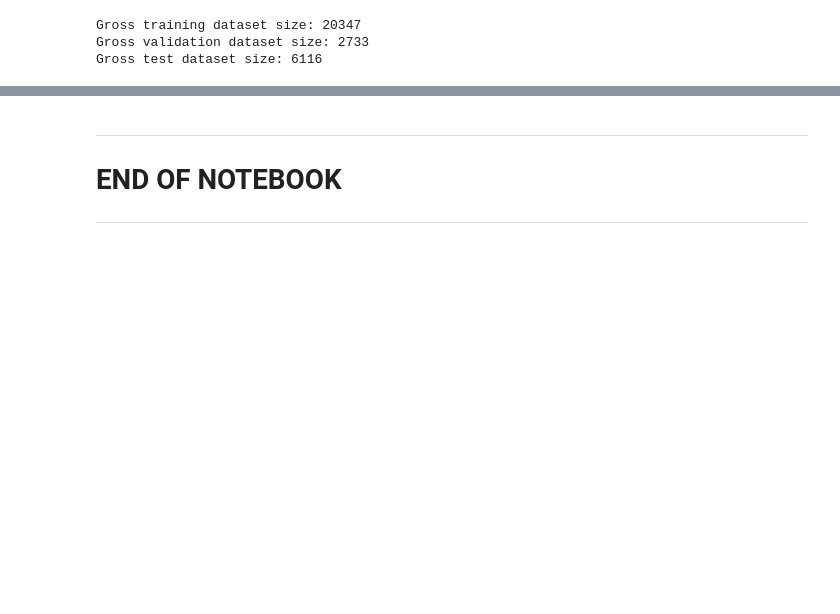
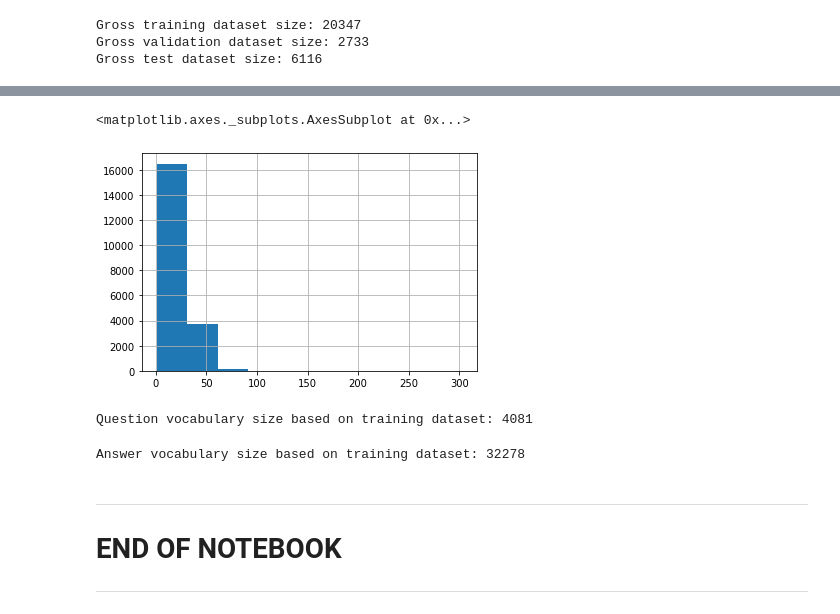
Before and after one commit to benschlup/csck507_team_a, a Jupyter notebook: CSCK507_Team_A_WikiQA_Data_Analysis.ipynb, the cells around one changed output, grey strips where cells are left out. Drawn from its saved outputs; the diff is of its cells as text; code cells hidden in the pictures; blank space fills up the shorter version.

```diff
--- a/CSCK507_Team_A_WikiQA_Data_Analysis.ipynb
+++ b/CSCK507_Team_A_WikiQA_Data_Analysis.ipynb
@@ -171,3 +115,23 @@ Decoder output data shape: (2181, 52, 6001)
+# %%
+# Look at average answer length in words: long tail above 50 words
+train_df['Sentence'].str.split().map(lambda x: len(x)).hist()
+# %% [output]
+<matplotlib.axes._subplots.AxesSubplot at 0x...>
+[figure, added]
+# %%
+# Estimate vocabulary size (without data cleansing/preparation yet): vocabulary size reasonable
+tokenizer = Tokenizer()
+tokenizer.fit_on_texts(train_df['Question'])
+print(f'Question vocabulary size based on training dataset: {len(tokenizer.word_index) + 1}')
+# %% [output]
+Question vocabulary size based on training dataset: 4081
+# %%
+# Estimate vocabulary size (without data cleansing/preparation yet): Answers seem to have prohibitely broad vocabulary
+tokenizer = Tokenizer()
+tokenizer.fit_on_texts(train_df['Sentence'])
+print(f'Answer vocabulary size based on training dataset: {len(tokenizer.word_index) + 1}')
+# %% [output]
+Answer vocabulary size based on training dataset: 32278
 # %% [markdown]
 ---
 # END OF NOTEBOOK
```
Also changed, not shown: parts of 17 cells of this notebook.
